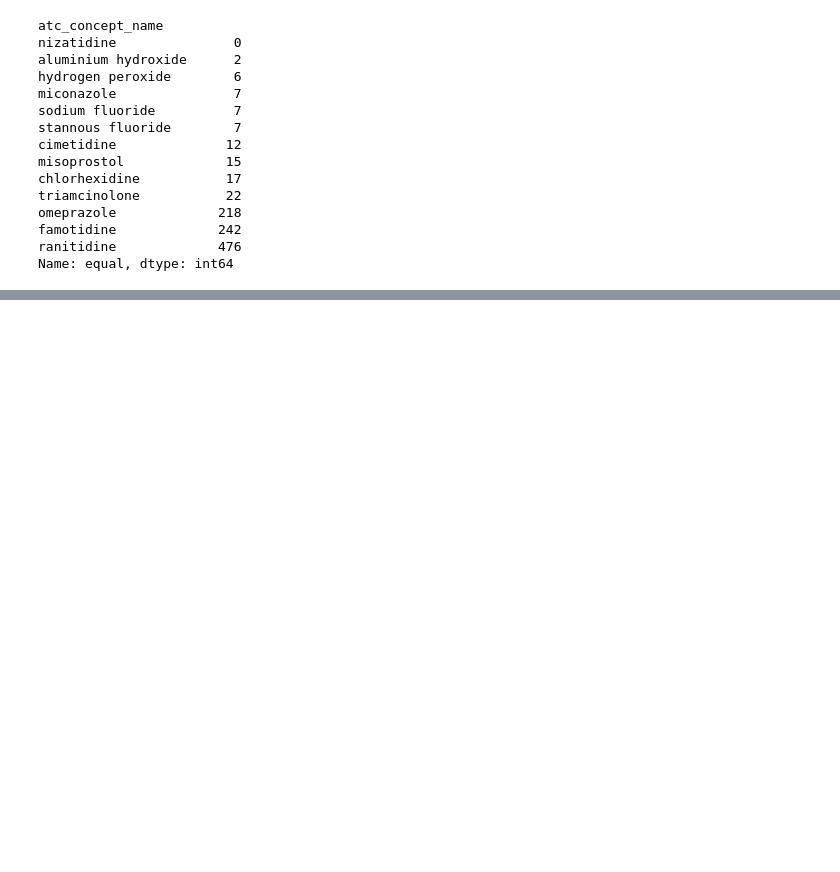
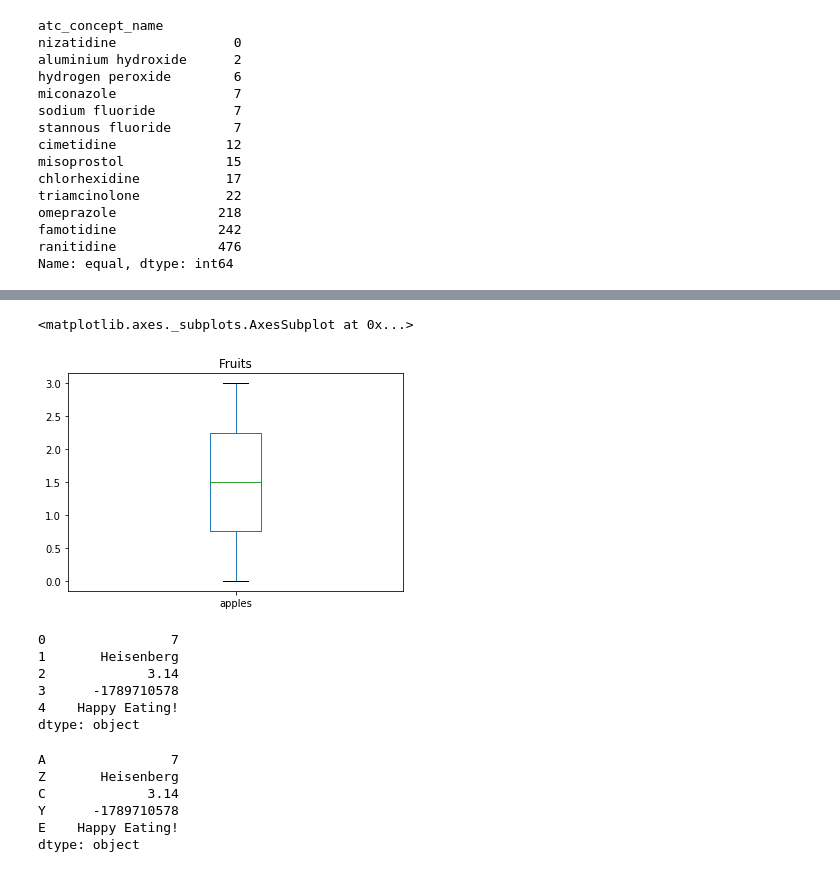
Before and after one commit to veronikabreton/smri2020, a Jupyter notebook: ntbks/python/My_First_Notebook.ipynb, the cells around one changed output, grey strips where cells are left out. Drawn from its saved outputs; the diff is of its cells as text; code cells hidden in the pictures; blank space fills up the shorter version.

```diff
--- a/ntbks/python/My_First_Notebook.ipynb
+++ b/ntbks/python/My_First_Notebook.ipynb
@@ -258,0 +341,27 @@ Name: equal, dtype: int64
+# %%
+purchases["apples"].plot(kind="box", title= "Fruits")
+# %% [output]
+<matplotlib.axes._subplots.AxesSubplot at 0x...>
+[figure, added]
+# %%
+# create a Series with an arbitrary list
+s = pd.Series([7, 'Heisenberg', 3.14, -1789710578, 'Happy Eating!'])
+s
+# %% [output]
+0                7
+1       Heisenberg
+2             3.14
+3      -1789710578
+4    Happy Eating!
+dtype: object
+# %%
+s = pd.Series([7, 'Heisenberg', 3.14, -1789710578, 'Happy Eating!'],
+    index=['A', 'Z', 'C', 'Y', 'E'])
+s
+# %% [output]
+A                7
+Z       Heisenberg
+C             3.14
+Y      -1789710578
+E    Happy Eating!
+dtype: object
```
Also changed, not shown: parts of 51 cells of this notebook, 1 other file.
